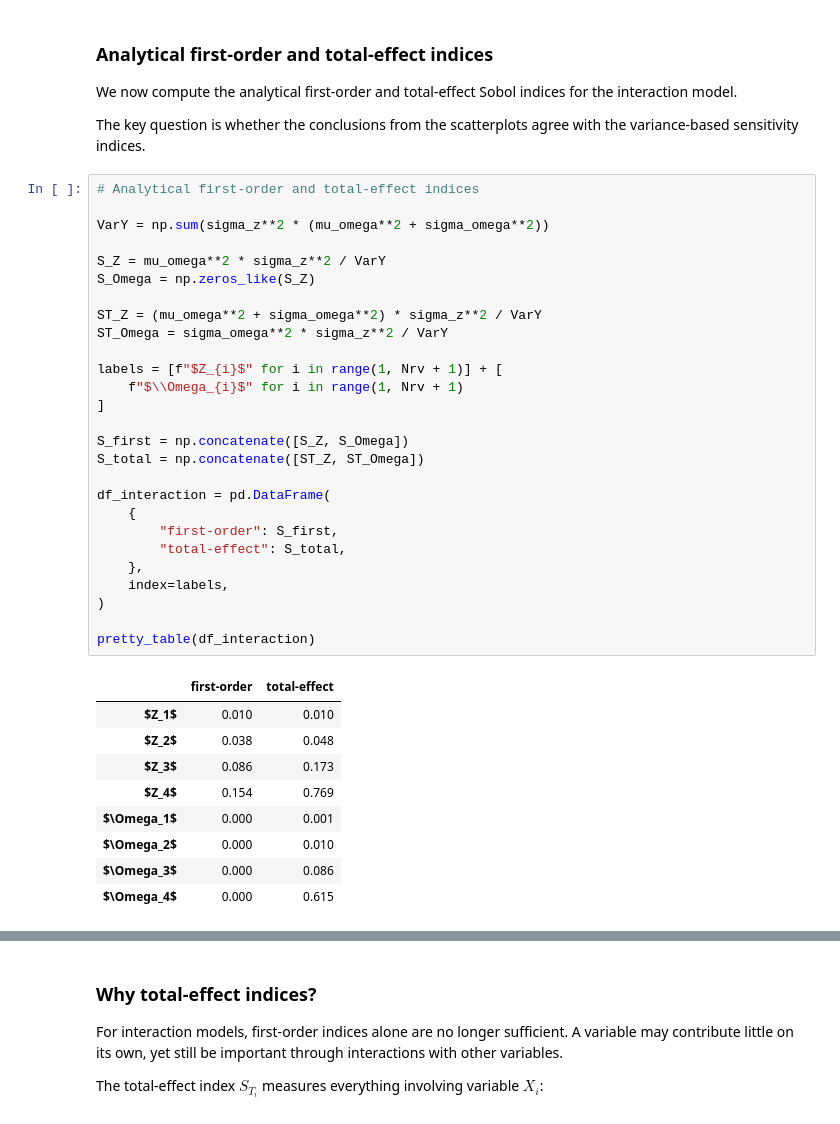
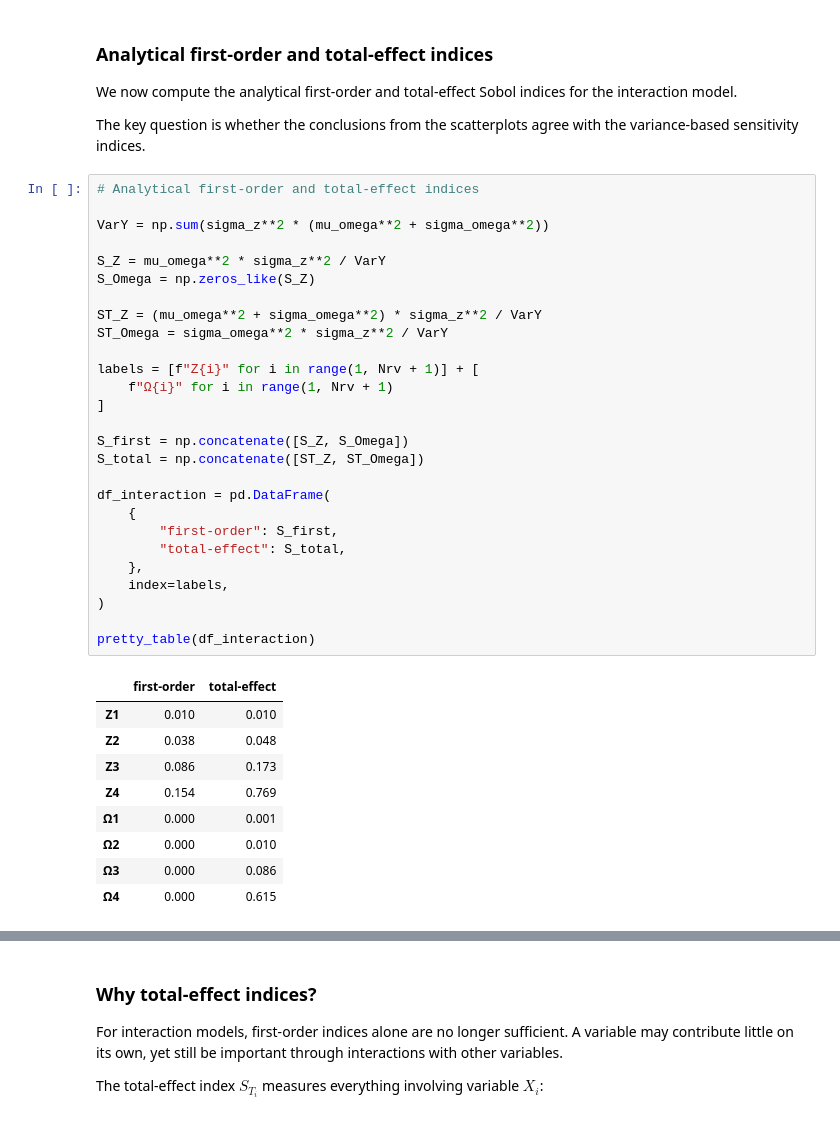
Before and after one commit to lrhgit/uqsa2025, a Jupyter notebook: sensitivity_concepts.ipynb, the cells around one changed output, grey strips where cells are left out. Drawn from its saved outputs; the diff is of its cells as text.

```diff
--- a/sensitivity_concepts.ipynb
+++ b/sensitivity_concepts.ipynb
@@ -511,38 +525,38 @@ The key question is whether the conclusions from the scatterplots agree with the
 # %%
 # Analytical first-order and total-effect indices
 
 VarY = np.sum(sigma_z**2 * (mu_omega**2 + sigma_omega**2))
 
 S_Z = mu_omega**2 * sigma_z**2 / VarY
 S_Omega = np.zeros_like(S_Z)
 
 ST_Z = (mu_omega**2 + sigma_omega**2) * sigma_z**2 / VarY
 ST_Omega = sigma_omega**2 * sigma_z**2 / VarY
 
-labels = [f"$Z_{i}$" for i in range(1, Nrv + 1)] + [
-    f"$\\Omega_{i}$" for i in range(1, Nrv + 1)
+labels = [f"Z{i}" for i in range(1, Nrv + 1)] + [
+    f"Ω{i}" for i in range(1, Nrv + 1)
 ]
 
 S_first = np.concatenate([S_Z, S_Omega])
 S_total = np.concatenate([ST_Z, ST_Omega])
 
 df_interaction = pd.DataFrame(
     {
         "first-order": S_first,
         "total-effect": S_total,
     },
     index=labels,
 )
 
 pretty_table(df_interaction)
 # %% [output]
 |  | first-order | total-effect |
-| $Z_1$ | 0.010 | 0.010 |
-| $Z_2$ | 0.038 | 0.048 |
-| $Z_3$ | 0.086 | 0.173 |
-| $Z_4$ | 0.154 | 0.769 |
-| $\Omega_1$ | 0.000 | 0.001 |
-| $\Omega_2$ | 0.000 | 0.010 |
-| $\Omega_3$ | 0.000 | 0.086 |
-| $\Omega_4$ | 0.000 | 0.615 |
+| Z1 | 0.010 | 0.010 |
+| Z2 | 0.038 | 0.048 |
+| Z3 | 0.086 | 0.173 |
+| Z4 | 0.154 | 0.769 |
+| Ω1 | 0.000 | 0.001 |
+| Ω2 | 0.000 | 0.010 |
+| Ω3 | 0.000 | 0.086 |
+| Ω4 | 0.000 | 0.615 |
 # %%
```
Also changed, not shown: parts of 5 cells of this notebook.
